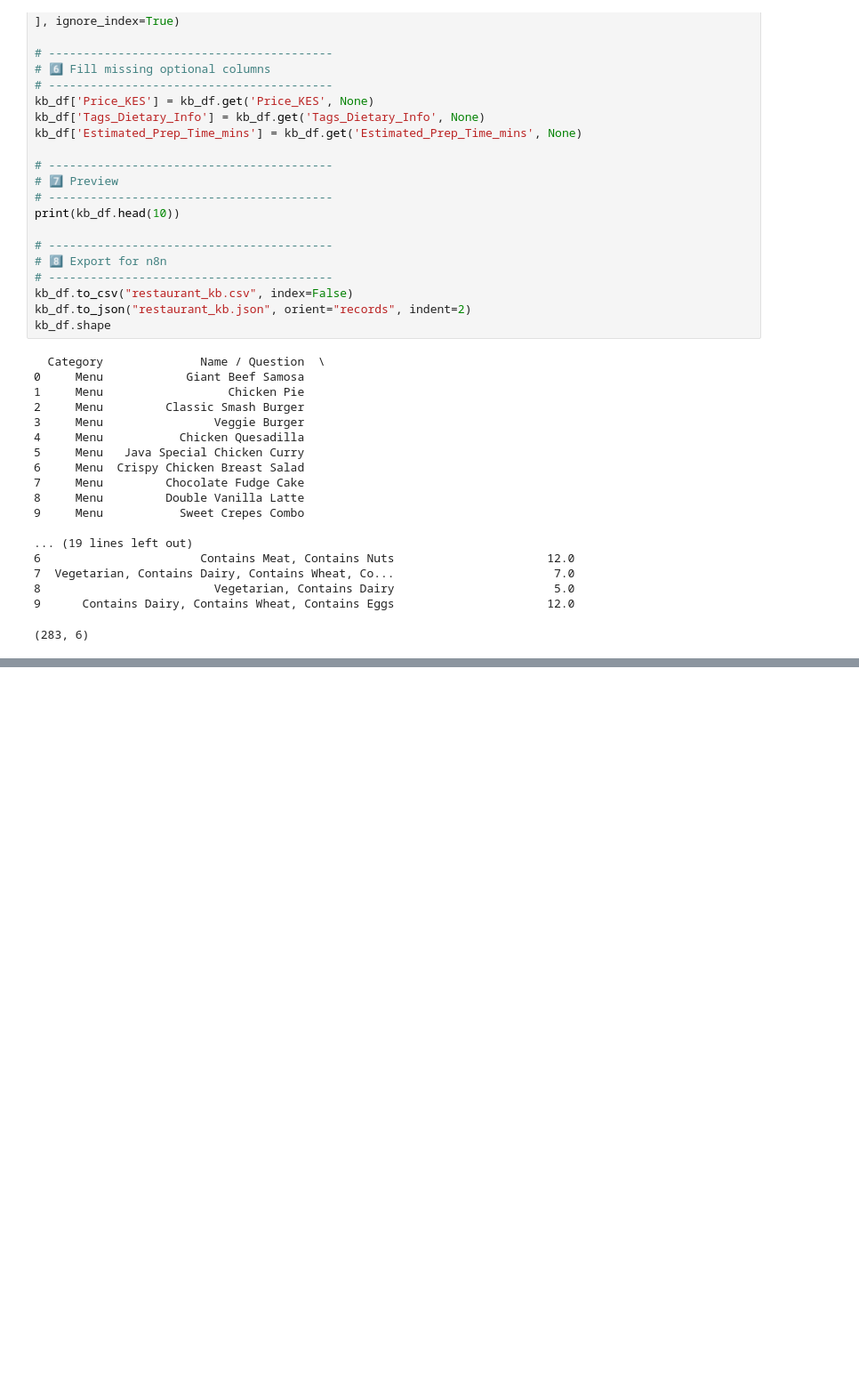
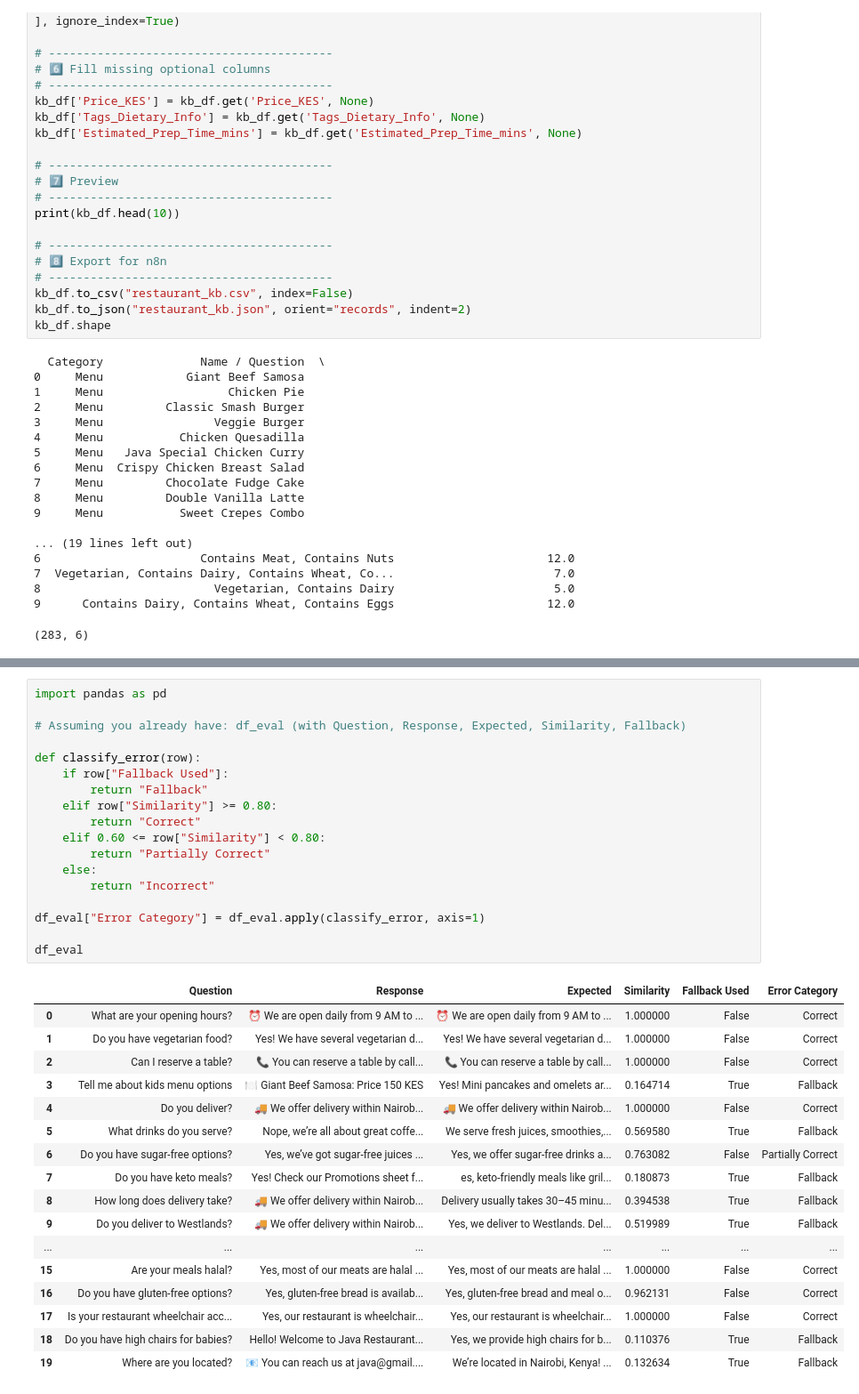
Before and after one commit to SelmahT/java-restaurant-chatbot, a Jupyter notebook: restaurant_analysis.ipynb, the cells around one changed output, grey strips where cells are left out. Shown at 89% size. Drawn from its saved outputs; the diff is of its cells as text; blank space fills up the shorter version.

```diff
--- a/restaurant_analysis.ipynb
+++ b/restaurant_analysis.ipynb
@@ -1036,0 +1265,36 @@ kb_df.shape
+# %%
+import pandas as pd
+
+# Assuming you already have: df_eval (with Question, Response, Expected, Similarity, Fallback)
+
+def classify_error(row):
+    if row["Fallback Used"]:
+        return "Fallback"
+    elif row["Similarity"] >= 0.80:
+        return "Correct"
+    elif 0.60 <= row["Similarity"] < 0.80:
+        return "Partially Correct"
+    else:
+        return "Incorrect"
+
+df_eval["Error Category"] = df_eval.apply(classify_error, axis=1)
+
+df_eval
+# %% [output]
+|  | Question | Response | Expected | Similarity | Fallback Used | Error Category |
+| 0 | What are your opening hours? | ⏰ We are open daily from 9 AM to ... | ⏰ We are open daily from 9 AM to ... | 1.000000 | False | Correct |
+| 1 | Do you have vegetarian food? | Yes! We have several vegetarian d... | Yes! We have several vegetarian d... | 1.000000 | False | Correct |
+| 2 | Can I reserve a table? | 📞 You can reserve a table by call... | 📞 You can reserve a table by call... | 1.000000 | False | Correct |
+| 3 | Tell me about kids menu options | 🍽 Giant Beef Samosa: Price 150 KES | Yes! Mini pancakes and omelets ar... | 0.164714 | True | Fallback |
+| 4 | Do you deliver? | 🚚 We offer delivery within Nairob... | 🚚 We offer delivery within Nairob... | 1.000000 | False | Correct |
+| 5 | What drinks do you serve? | Nope, we’re all about great coffe... | We serve fresh juices, smoothies,... | 0.569580 | True | Fallback |
+| 6 | Do you have sugar-free options? | Yes, we’ve got sugar‑free juices ... | Yes, we offer sugar-free drinks a... | 0.763082 | False | Partially Correct |
+| 7 | Do you have keto meals? | Yes! Check our Promotions sheet f... | es, keto-friendly meals like gril... | 0.180873 | True | Fallback |
+| 8 | How long does delivery take? | 🚚 We offer delivery within Nairob... | Delivery usually takes 30–45 minu... | 0.394538 | True | Fallback |
+| 9 | Do you deliver to Westlands? | 🚚 We offer delivery within Nairob... | Yes, we deliver to Westlands. Del... | 0.519989 | True | Fallback |
+| ... | ... | ... | ... | ... | ... | ... |
+| 15 | Are your meals halal? | Yes, most of our meats are halal ... | Yes, most of our meats are halal ... | 1.000000 | False | Correct |
+| 16 | Do you have gluten-free options? | Yes, gluten-free bread is availab... | Yes, gluten-free bread and meal o... | 0.962131 | False | Correct |
+| 17 | Is your restaurant wheelchair acc... | Yes, our restaurant is wheelchair... | Yes, our restaurant is wheelchair... | 1.000000 | False | Correct |
+| 18 | Do you have high chairs for babies? | Hello! Welcome to Java Restaurant... | Yes, we provide high chairs for b... | 0.110376 | True | Fallback |
+| 19 | Where are you located? | 📧 You can reach us at java@gmail.... | We’re located in Nairobi, Kenya! ... | 0.132634 | True | Fallback |
```
Also changed, not shown: parts of 9 cells of this notebook, 1 other file.
